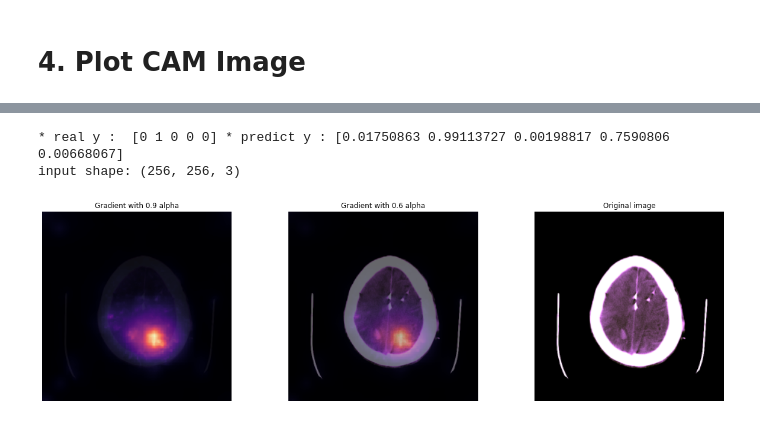
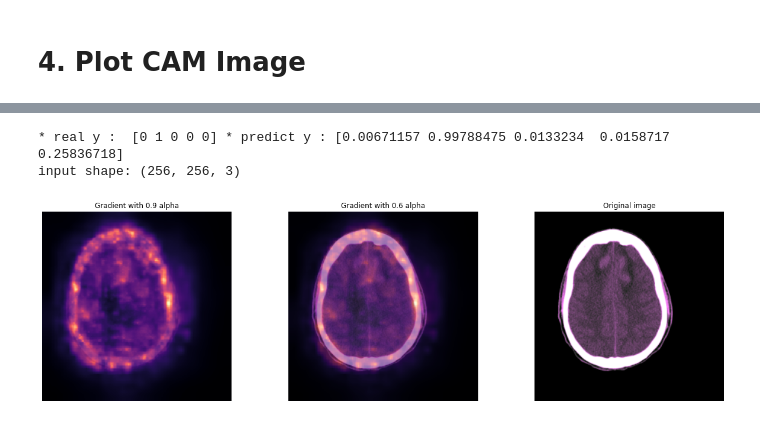
Before and after one commit to yebiny/Diagnosis-brain-CTimages, a Jupyter notebook: 6-CAM/cam_example.ipynb, the cells around one changed output, grey strips where cells are left out. Cells and saved outputs as stored; diff of their text form; code cells hidden in the pictures.

```diff
--- a/6-CAM/cam_example.ipynb
+++ b/6-CAM/cam_example.ipynb
@@ -92,8 +92,8 @@ def grad_cam(img, model, dim, return_switch=None, watch_layer_instances=tf.keras
     image_dims = img.shape[:2]
 
 
-    Image.fromarray(img.astype(np.uint8)).save("test.png")
-    im_tf = Image.open('test.png')
+    Image.fromarray(img.astype(np.uint8)).save("dataImg.png")
+    im_tf = Image.open('dataImg.png')
 
     A_k, dy_dA_k = get_outputs_at_each_layer(model, tf.cast(np.expand_dims(img, axis=0), tf.float32), watch_layer_instances)
     L_c = [tf.keras.layers.ReLU()(tf.math.reduce_sum(tf.math.multiply(dy_dA_k[i], A_k[i]), axis=(3))) for i, _ in enumerate(dy_dA_k)]
@@ -119,13 +119,17 @@ def grad_cam(img, model, dim, return_switch=None, watch_layer_instances=tf.keras
     ax2.title.set_text('Original image')
     plt.axis('off')
     plt_im1 = plt.imshow(im_tf, interpolation='bilinear')
+    plt.savefig('camImg.png')
     plt.subplots_adjust(
         hspace = 4,
         wspace = 0.3,
         right = 0.8,
         left = - 0.8
     )
+
+
     plt.show()
+
 
     if isinstance(return_switch, str):
         if (return_switch == 'gradients'):
@@ -145,6 +149,8 @@ def grad_cam(img, model, dim, return_switch=None, watch_layer_instances=tf.keras
     else:
         raise RuntimeError('Invalid return value switch!')
 
+
+
 def show_cam_img(idx, x_test, y_test, y_pred):
     print('* real y : ', y_test[idx], '* predict y :' , y_pred[idx])
     grad_cam(x_test[idx], model, 3)
@@ -197,6 +213,6 @@ y_pred = model.predict(x_test[:500])
 # %%
-show_cam_img(2, x_test, y_test, y_pred)
+show_cam_img(5, x_test, y_test, y_pred)
 # %% [output]
-* real y :  [0 1 0 0 0] * predict y : [0.01750863 0.99113727 0.00198817 0.7590806  0.00668067]
+* real y :  [0 1 0 0 0] * predict y : [0.00671157 0.99788475 0.0133234  0.0158717  0.25836718]
 input shape: (256, 256, 3)
-[figure, old version]
+[figure, new version]
```
Also changed, not shown: parts of 1 cell of this notebook, 1 other file.
